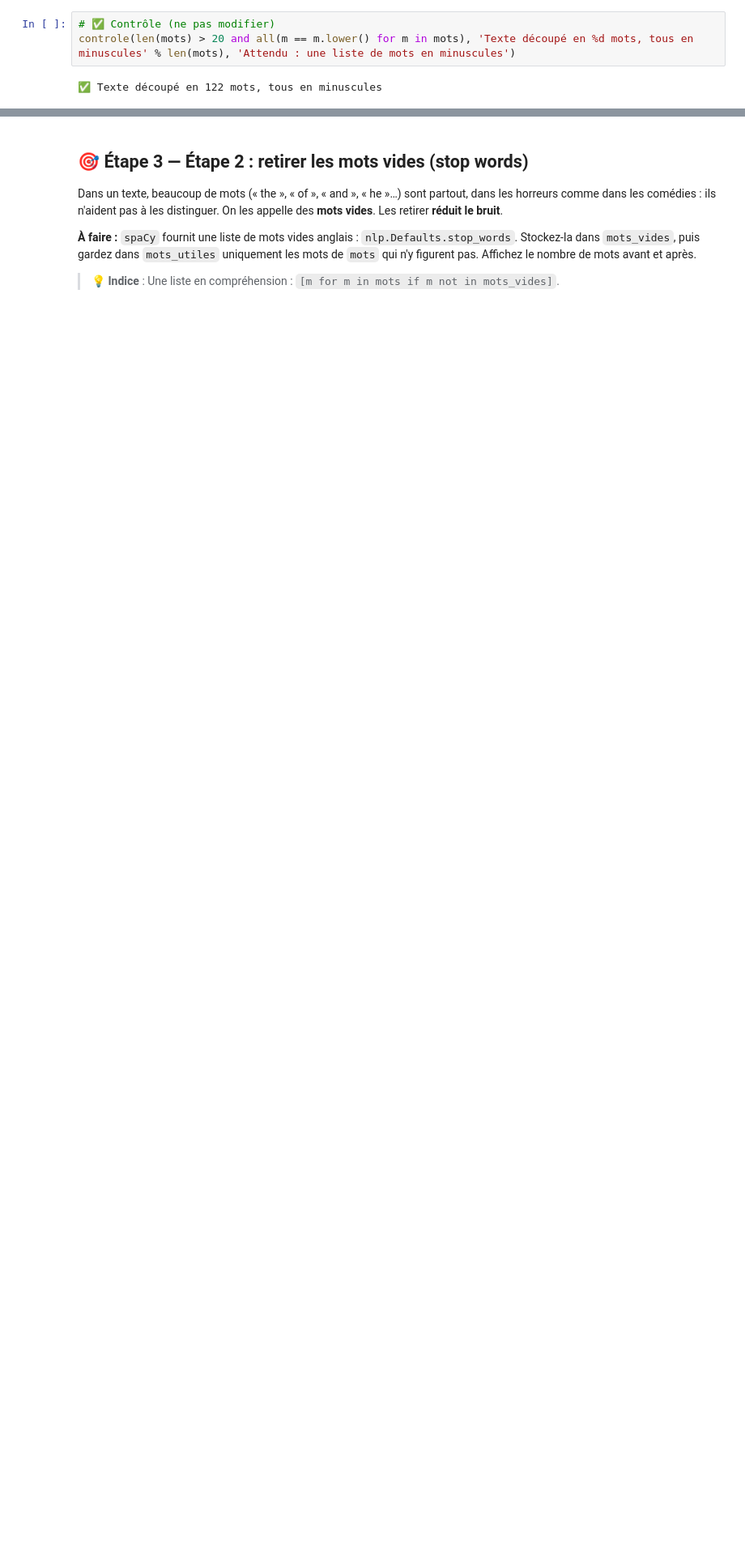
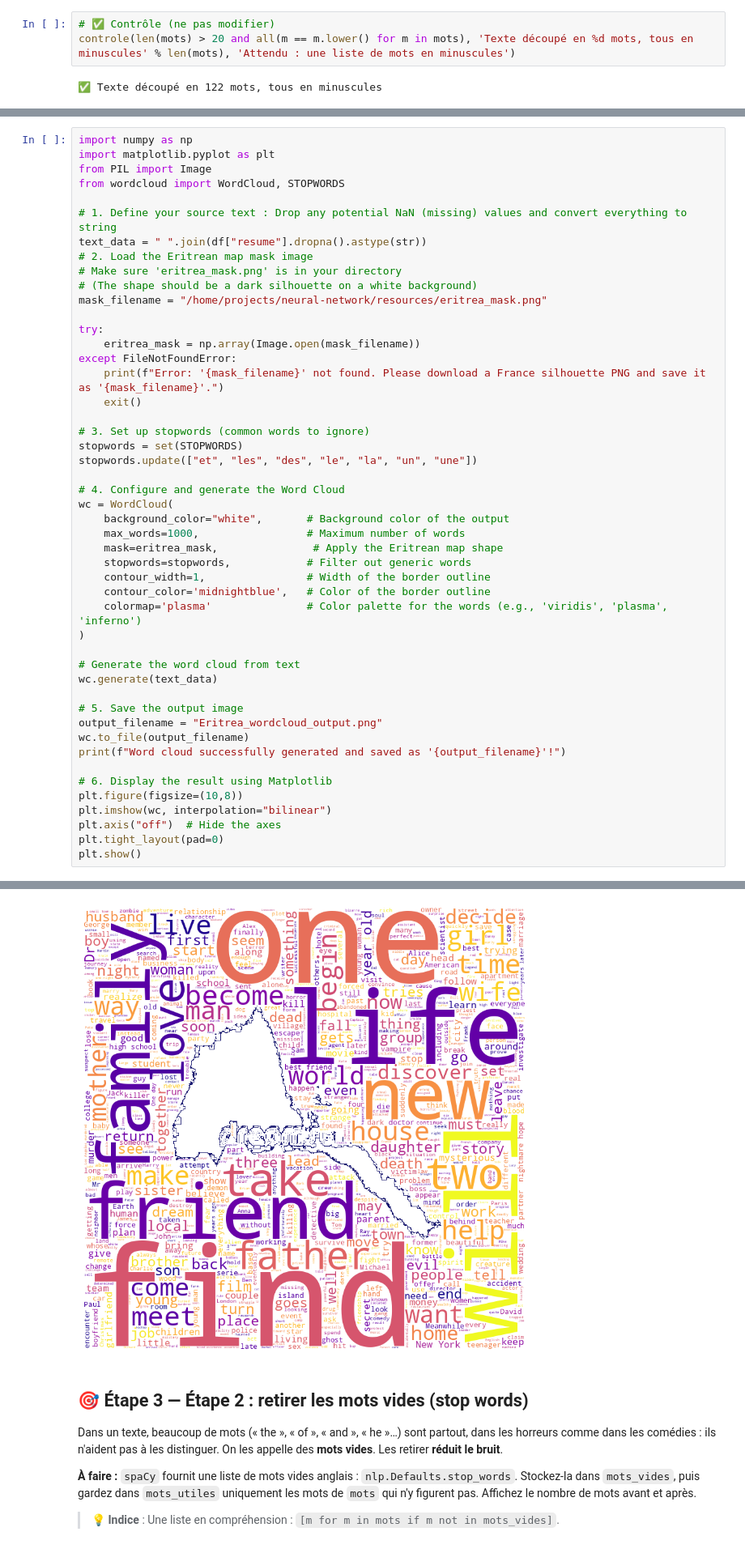
Before and after one commit to Tesfabirhan-WR/neural-network, a Jupyter notebook: notebooks/tp7_texte_nlp.ipynb, the cells around one changed output, grey strips where cells are left out. Shown at 81% size. Cells and saved outputs as stored; diff of their text form; blank space fills up the shorter version.

```diff
--- a/notebooks/tp7_texte_nlp.ipynb
+++ b/notebooks/tp7_texte_nlp.ipynb
@@ -102,0 +105,49 @@ controle(len(mots) > 20 and all(m == m.lower() for m in mots), 'Texte découpé
+# %%
+import numpy as np
+import matplotlib.pyplot as plt
+from PIL import Image
+from wordcloud import WordCloud, STOPWORDS
+
+# 1. Define your source text : Drop any potential NaN (missing) values and convert everything to string
+text_data = " ".join(df["resume"].dropna().astype(str))
+# 2. Load the Eritrean map mask image
+# Make sure 'eritrea_mask.png' is in your directory
+# (The shape should be a dark silhouette on a white background)
+mask_filename = "/home/projects/neural-network/resources/eritrea_mask.png"
+
+try:
+    eritrea_mask = np.array(Image.open(mask_filename))
+except FileNotFoundError:
+    print(f"Error: '{mask_filename}' not found. Please download a France silhouette PNG and save it as '{mask_filename}'.")
+    exit()
+
+# 3. Set up stopwords (common words to ignore)
+stopwords = set(STOPWORDS)
+stopwords.update(["et", "les", "des", "le", "la", "un", "une"])
+
+# 4. Configure and generate the Word Cloud
+wc = WordCloud(
+    background_color="white",       # Background color of the output
+    max_words=1000,                 # Maximum number of words
+    mask=eritrea_mask,               # Apply the Eritrean map shape
+    stopwords=stopwords,            # Filter out generic words
+    contour_width=1,                # Width of the border outline
+    contour_color='midnightblue',   # Color of the border outline
+    colormap='plasma'               # Color palette for the words (e.g., 'viridis', 'plasma', 'inferno')
+)
+
+# Generate the word cloud from text
+wc.generate(text_data)
+
+# 5. Save the output image
+output_filename = "Eritrea_wordcloud_output.png"
+wc.to_file(output_filename)
+print(f"Word cloud successfully generated and saved as '{output_filename}'!")
+
+# 6. Display the result using Matplotlib
+plt.figure(figsize=(10,8))
+plt.imshow(wc, interpolation="bilinear")
+plt.axis("off")  # Hide the axes
+plt.tight_layout(pad=0)
+plt.show()
+# %% [output]
@@ -103,3 +155,4 @@ controle(len(mots) > 20 and all(m == m.lower() for m in mots), 'Texte découpé
+[figure, added]
 # %% [markdown]
 ## 🎯 Étape 3 — Étape 2 : retirer les mots vides (stop words)
 Dans un texte, beaucoup de mots (« the », « of », « and », « he »…) sont partout, dans les horreurs comme dans les comédies : ils n'aident pas à les distinguer. On les appelle des **mots vides**. Les retirer **réduit le bruit**.
```
Also changed, not shown: parts of 3 cells of this notebook, 3 other files.
